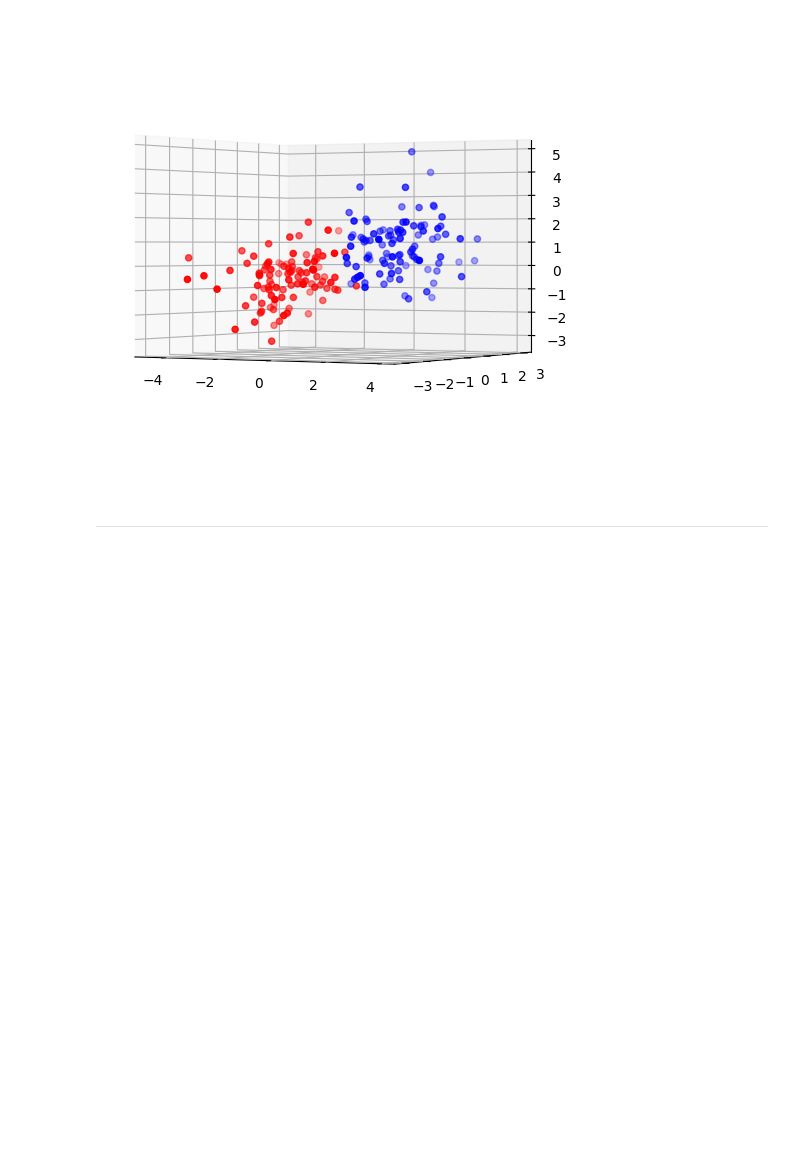
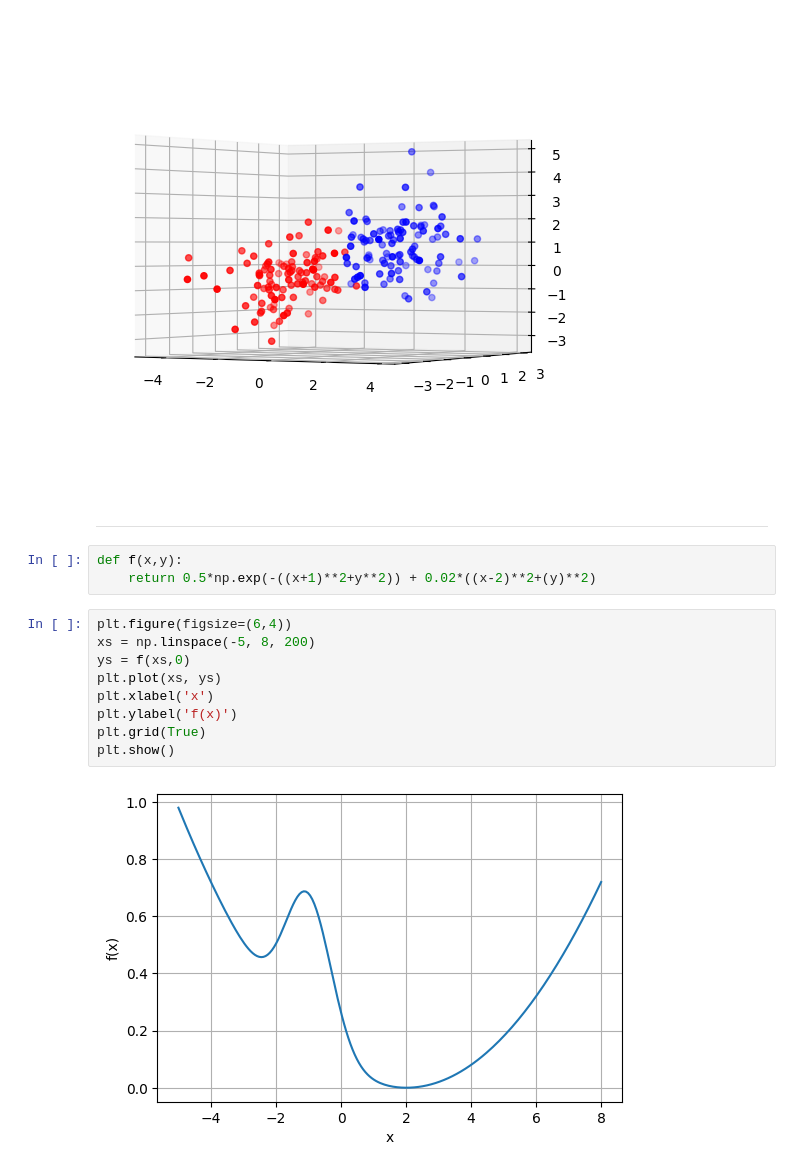
Before and after one commit to MICS-Lab/XmasPresentation2023PRFD, a Jupyter notebook: gene_plots.ipynb, the cells around one changed output. Cells and saved outputs as stored; diff of their text form; blank space fills up the shorter version.

Commit message:
plot GD func 2D & 3D

```diff
--- a/gene_plots.ipynb
+++ b/gene_plots.ipynb
@@ -157,3 +157,17 @@ for a in [-20, -40, -60]:
 [figure]
 # %% [markdown]
 ---
+# %%
+def f(x,y):
+    return 0.5*np.exp(-((x+1)**2+y**2)) + 0.02*((x-2)**2+(y)**2)
+# %%
+plt.figure(figsize=(6,4))
+xs = np.linspace(-5, 8, 200)
+ys = f(xs,0)
+plt.plot(xs, ys)
+plt.xlabel('x')
+plt.ylabel('f(x)')
+plt.grid(True)
+plt.show()
+# %% [output]
+[figure, added]
```
Also changed, not shown: parts of 1 cell of this notebook.
